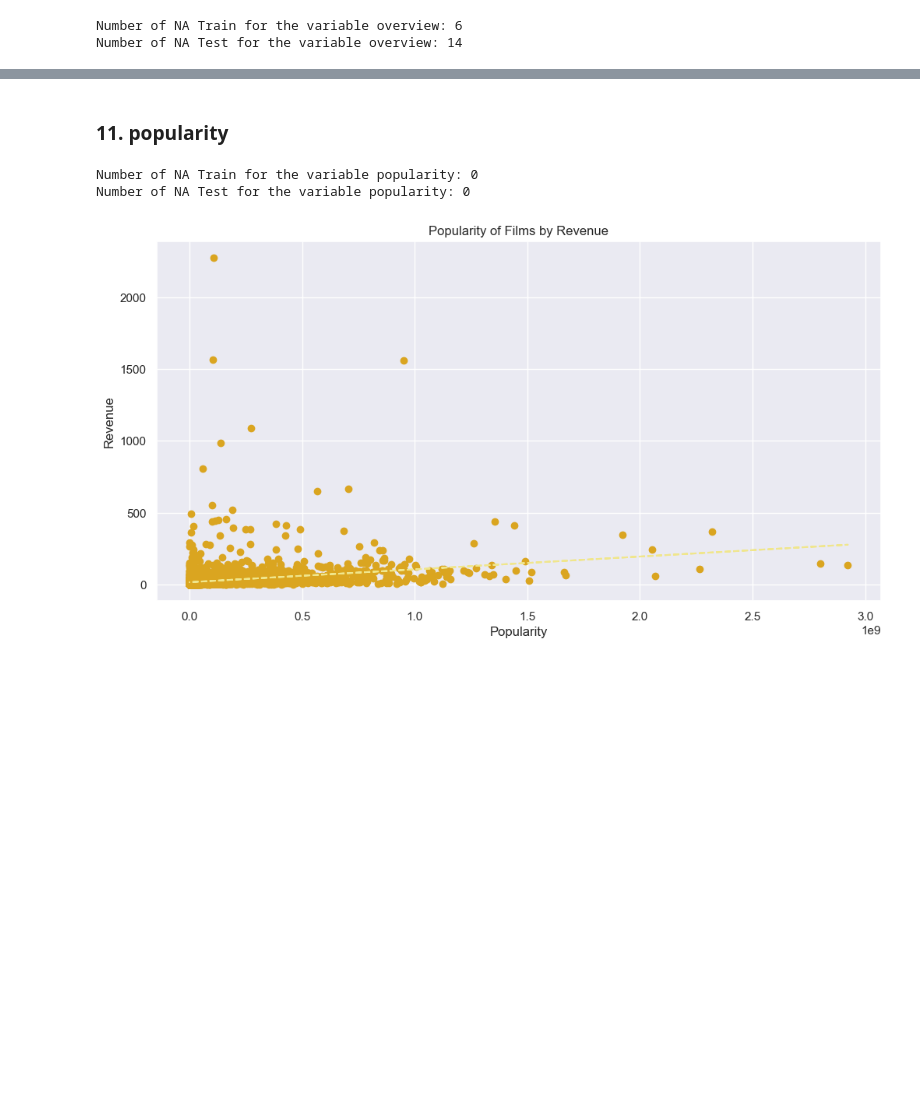
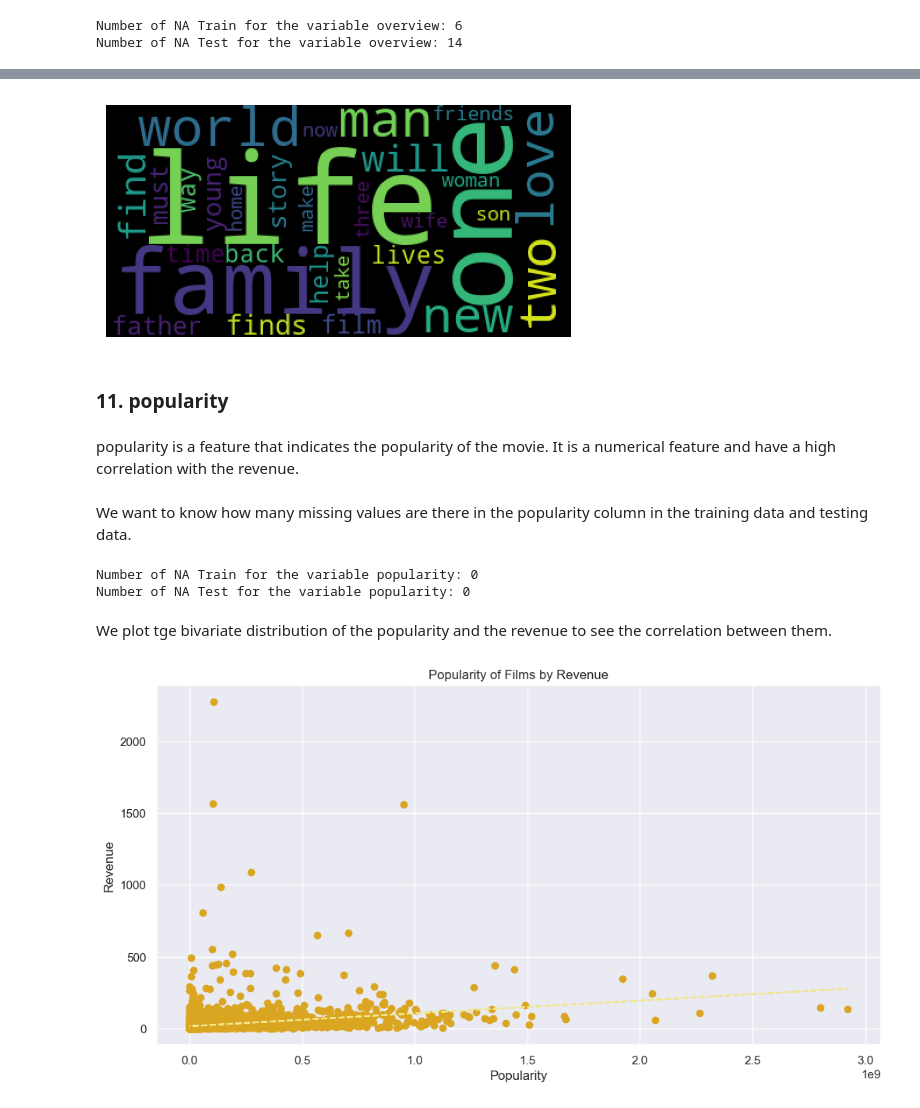
Before and after one commit to RyanYuanyang/TMDB-Movie-Prediction, a Jupyter notebook: DataAnalysis.ipynb, the cells around one changed output, grey strips where cells are left out. Cells and saved outputs as stored; diff of their text form; code cells hidden in the pictures; blank space fills up the shorter version.

```diff
--- a/DataAnalysis.ipynb
+++ b/DataAnalysis.ipynb
@@ -504,0 +549,8 @@ plt.show()
+# %%
+# count the word frequency in the overview column in the test set
+test["overview"] = test["overview"].fillna("[]")
+overview = "".join(test["overview"])
+overview = overview.lower()
+overview = [word for word in overview.split() if word not in stopWords]
+freq_overview = pd.Series(overview).value_counts()
+print(freq_overview.head(10))
@@ -505,11 +569,28 @@ plt.show()
+# %%
+# wordcloud for overview in the test set
+test['overview'] = test['overview'].fillna('')
+wc_overview=wordcloud.WordCloud(background_color='black',max_words=30,stopwords=stopWords,mask=None,random_state=None,max_font_size=None,font_step=1,mode='RGB',relative_scaling='auto',colormap='viridis',normalize_plurals=False)
+wc_overview.generate(' '.join(test['overview']))
+plt.figure(figsize=(6,6))
+plt.imshow(wc_overview)
+plt.axis('off')
+plt.show()
+# %% [output]
+[figure, added]
 # %% [markdown]
 ### 11. popularity
+# %% [markdown]
+popularity is a feature that indicates the popularity of the movie. It is a numerical feature and have a high correlation with the revenue.
+# %% [markdown]
+We want to know how many missing values are there in the popularity column in the training data and testing data.
 # %%
 print("Number of NA Train for the variable popularity: " + str(train[train.popularity.isna()].shape[0]))
 print("Number of NA Test for the variable popularity: " + str(test[test.popularity.isna()].shape[0]))
 # %% [output]
 Number of NA Train for the variable popularity: 0
 Number of NA Test for the variable popularity: 0
+# %% [markdown]
+We plot tge bivariate distribution of the popularity and the revenue to see the correlation between them.
 # %%
 # bivariate: plotting popularity and revenue
 sns.set(rc={'figure.figsize':(12, 6)})
```
Also changed, not shown: parts of 45 cells of this notebook.
